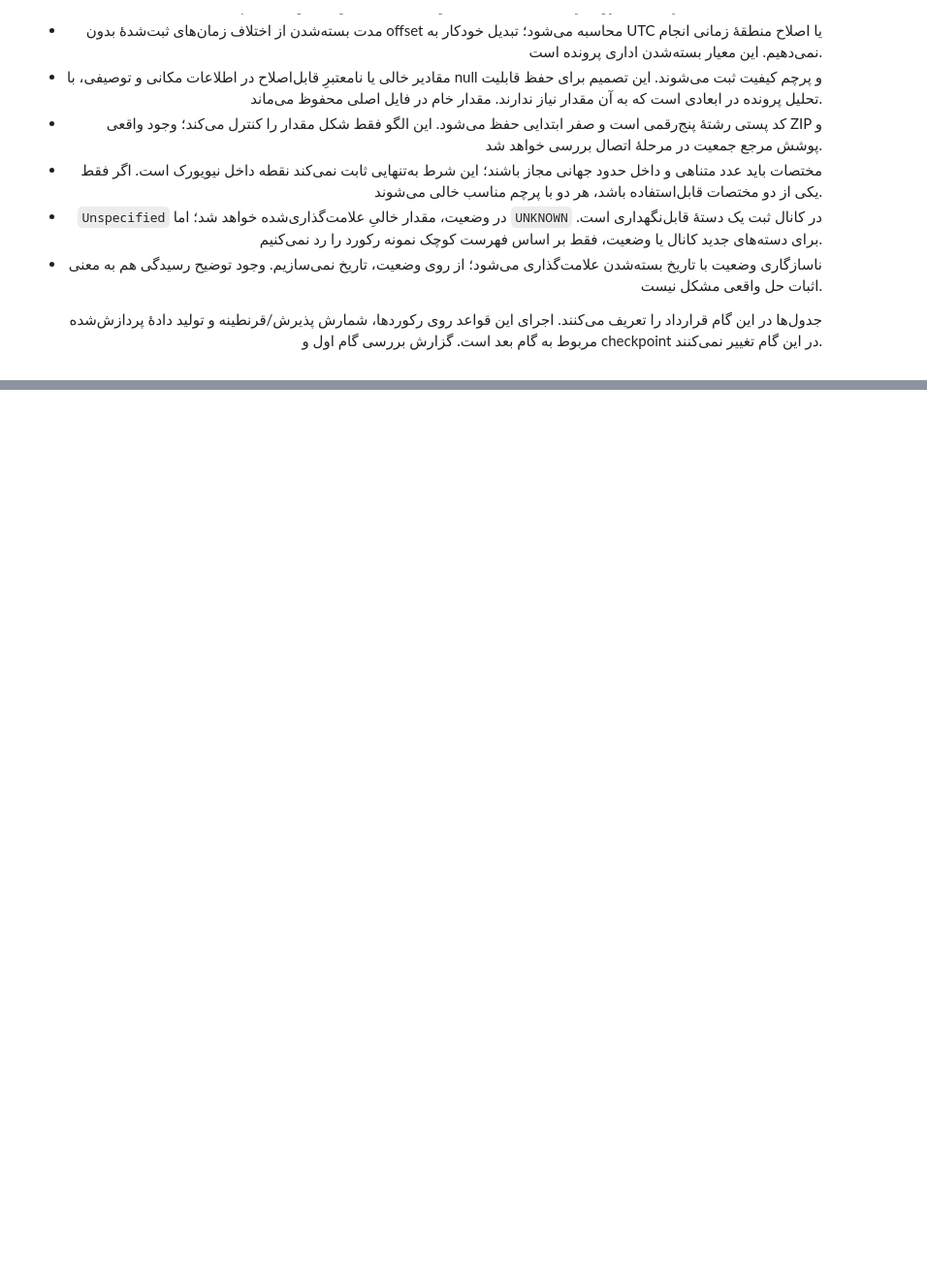
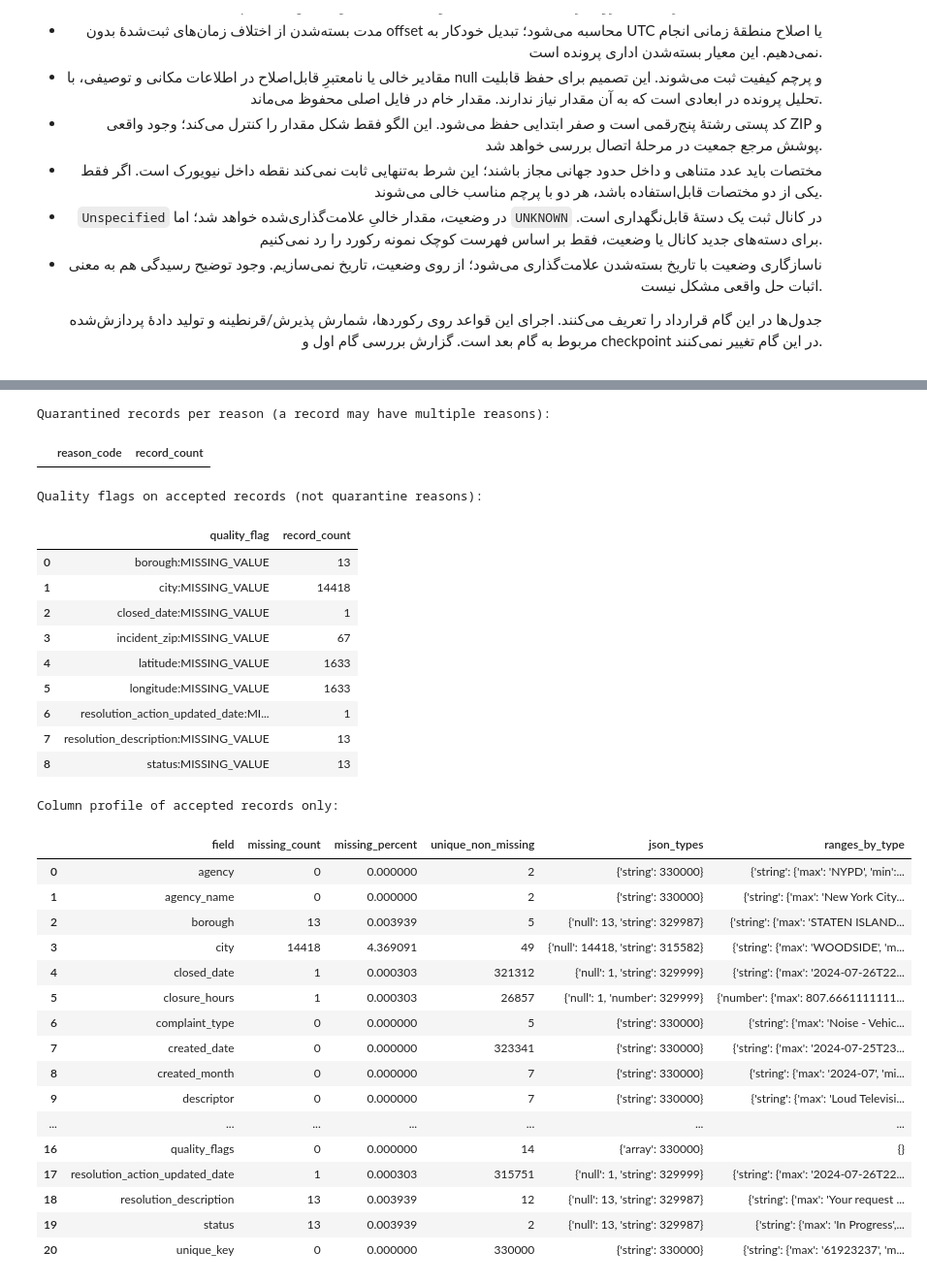
Before and after one commit to Ehsan-soveyzi/data_factory, a Jupyter notebook: challenge_solution.ipynb, the cells around one changed output, grey strips where cells are left out. Shown at 97% size. Drawn from its saved outputs; the diff is of its cells as text; code cells hidden in the pictures; blank space fills up the shorter version.

Commit message:
data validation added.

```diff
--- a/challenge_solution.ipynb
+++ b/challenge_solution.ipynb
@@ -440,0 +523,61 @@ Derived fields (definitions only):
+# %%
+print("Quarantined records per reason (a record may have multiple reasons):")
+reason_table = pd.DataFrame([
+    {"reason_code": code, "record_count": count}
+    for code, count in validation_report["reason_counts"].items()
+], columns=["reason_code", "record_count"])
+display(reason_table)
+
+print("Quality flags on accepted records (not quarantine reasons):")
+warning_table = pd.DataFrame([
+    {"quality_flag": code, "record_count": count}
+    for code, count in validation_report["warning_counts"].items()
+], columns=["quality_flag", "record_count"])
+with pd.option_context("display.max_rows", None):
+    display(warning_table)
+
+accepted_profile = json.loads(
+    (validation_output / "quality_profile.json").read_text(encoding="utf-8")
+)
+print("Column profile of accepted records only:")
+accepted_profile_table = pd.DataFrame([
+    {"field": name, "missing_count": stats["missing_count"],
+     "missing_percent": stats["missing_percent"],
+     "unique_non_missing": stats["unique_non_missing"],
+     "json_types": stats["json_types"], "ranges_by_type": stats["ranges_by_type"]}
+    for name, stats in accepted_profile["columns"].items()
+])
+with pd.option_context("display.max_rows", None, "display.max_columns", None):
+    display(accepted_profile_table)
+# %% [output]
+Quarantined records per reason (a record may have multiple reasons):
+|  | reason_code | record_count |
+Quality flags on accepted records (not quarantine reasons):
+|  | quality_flag | record_count |
+| 0 | borough:MISSING_VALUE | 13 |
+| 1 | city:MISSING_VALUE | 14418 |
+| 2 | closed_date:MISSING_VALUE | 1 |
+| 3 | incident_zip:MISSING_VALUE | 67 |
+| 4 | latitude:MISSING_VALUE | 1633 |
+| 5 | longitude:MISSING_VALUE | 1633 |
+| 6 | resolution_action_updated_date:MI... | 1 |
+| 7 | resolution_description:MISSING_VALUE | 13 |
+| 8 | status:MISSING_VALUE | 13 |
+Column profile of accepted records only:
+|  | field | missing_count | missing_percent | unique_non_missing | json_types | ranges_by_type |
+| 0 | agency | 0 | 0.000000 | 2 | {'string': 330000} | {'string': {'max': 'NYPD', 'min':... |
+| 1 | agency_name | 0 | 0.000000 | 2 | {'string': 330000} | {'string': {'max': 'New York City... |
+| 2 | borough | 13 | 0.003939 | 5 | {'null': 13, 'string': 329987} | {'string': {'max': 'STATEN ISLAND... |
+| 3 | city | 14418 | 4.369091 | 49 | {'null': 14418, 'string': 315582} | {'string': {'max': 'WOODSIDE', 'm... |
+| 4 | closed_date | 1 | 0.000303 | 321312 | {'null': 1, 'string': 329999} | {'string': {'max': '2024-07-26T22... |
+| 5 | closure_hours | 1 | 0.000303 | 26857 | {'null': 1, 'number': 329999} | {'number': {'max': 807.6661111111... |
+| 6 | complaint_type | 0 | 0.000000 | 5 | {'string': 330000} | {'string': {'max': 'Noise - Vehic... |
+| 7 | created_date | 0 | 0.000000 | 323341 | {'string': 330000} | {'string': {'max': '2024-07-25T23... |
+| 8 | created_month | 0 | 0.000000 | 7 | {'string': 330000} | {'string': {'max': '2024-07', 'mi... |
+| 9 | descriptor | 0 | 0.000000 | 7 | {'string': 330000} | {'string': {'max': 'Loud Televisi... |
+| ... | ... | ... | ... | ... | ... | ... |
+| 16 | quality_flags | 0 | 0.000000 | 14 | {'array': 330000} | {} |
+| 17 | resolution_action_updated_date | 1 | 0.000303 | 315751 | {'null': 1, 'string': 329999} | {'string': {'max': '2024-07-26T22... |
+| 18 | resolution_description | 13 | 0.003939 | 12 | {'null': 13, 'string': 329987} | {'string': {'max': 'Your request ... |
+| 19 | status | 13 | 0.003939 | 2 | {'null': 13, 'string': 329987} | {'string': {'max': 'In Progress',... |
+| 20 | unique_key | 0 | 0.000000 | 330000 | {'string': 330000} | {'string': {'max': '61923237', 'm... |
```
Also changed, not shown: parts of 4 cells of this notebook, 5 other files.
